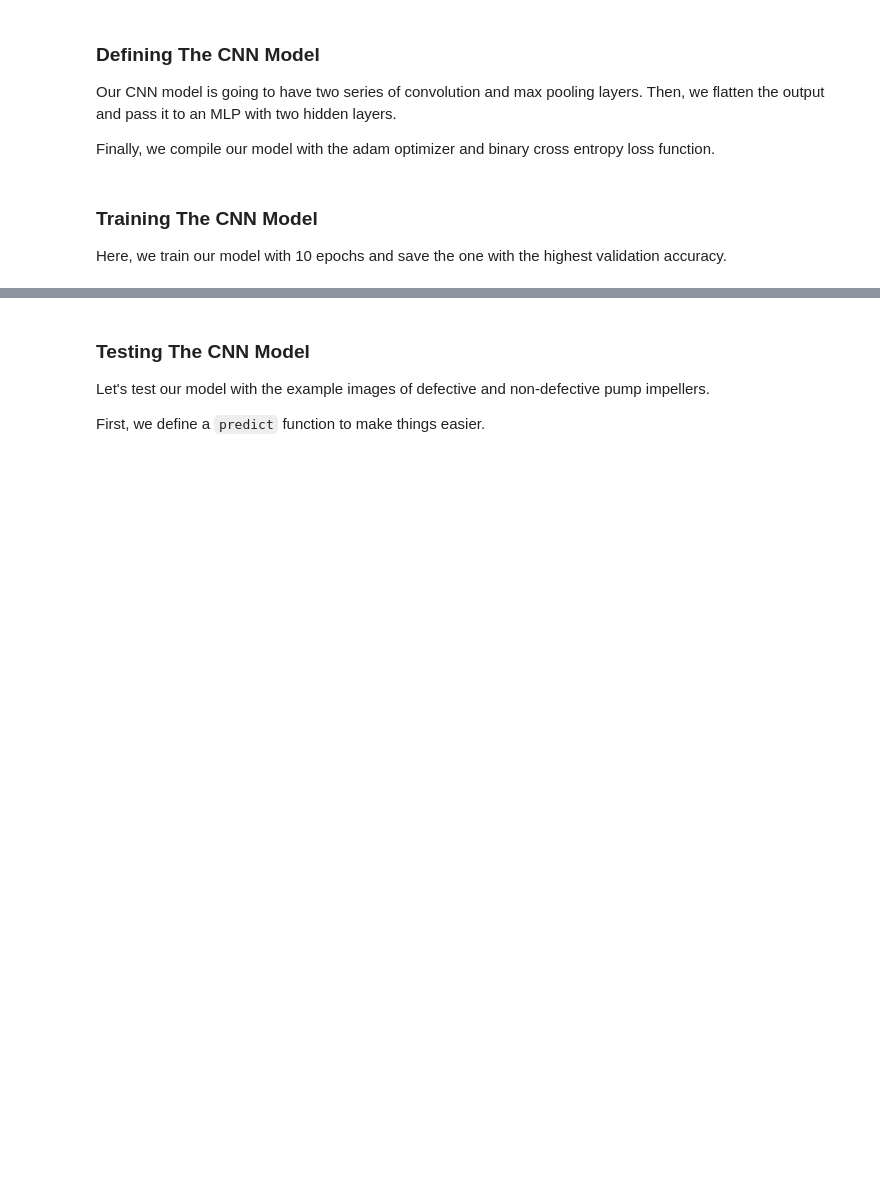
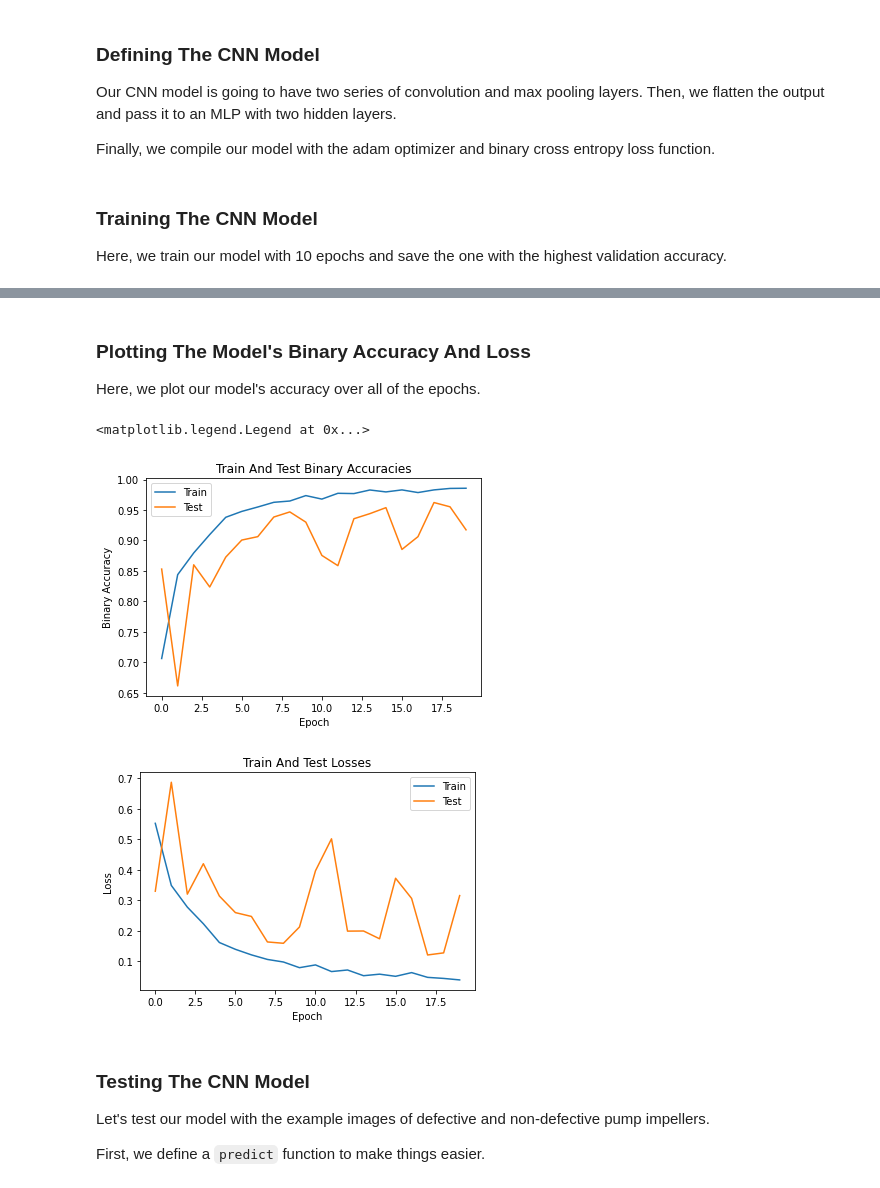
Before and after one commit to Hawmex/aut_ai_project, a Jupyter notebook: quality_control.ipynb, the cells around one changed output, grey strips where cells are left out. Cells and saved outputs as stored; diff of their text form; code cells hidden in the pictures; blank space fills up the shorter version.

Commit message:
added graphs for loss and accuracy

```diff
--- a/quality_control.ipynb
+++ b/quality_control.ipynb
@@ -158,14 +158,14 @@ model.add(tf.keras.layers.Dense(units = 1, activation = 'sigmoid'))
 model.compile(
     optimizer = 'adam',
     loss = 'binary_crossentropy',
-    metrics = ['accuracy'],
+    metrics = ['binary_accuracy'],
 )
 # %% [markdown]
 ### Training The CNN Model
 
 Here, we train our model with 10 epochs and save the one with the highest validation accuracy.
 # %%
-model.fit(train_data, validation_data = test_data, epochs = 10)
+history = model.fit(train_data, validation_data = test_data, epochs = 20)
 
 model.save('classifier_model.h5')
 # %% [output]
@@ -192,3 +189,35 @@ Epoch 10/10
+# %% [markdown]
+### Plotting The Model's Binary Accuracy And Loss
+
+Here, we plot our model's accuracy over all of the epochs.
+# %%
+plt.figure()
+
+plt.title('Train And Test Binary Accuracies')
+
+plt.plot(history.history['binary_accuracy'])
+plt.plot(history.history['val_binary_accuracy'])
+
+plt.xlabel('Epoch')
+plt.ylabel('Binary Accuracy')
+
+plt.legend(['Train', 'Test'], loc = 'upper left')
+
+plt.figure()
+
+plt.title('Train And Test Losses')
+
+plt.plot(history.history['loss'])
+plt.plot(history.history['val_loss'])
+
+plt.xlabel('Epoch')
+plt.ylabel('Loss')
+
+plt.legend(['Train', 'Test'], loc = 'upper right')
+# %% [output]
+<matplotlib.legend.Legend at 0x...>
+[figure, added]
+[figure, added]
 # %% [markdown]
 ### Testing The CNN Model
 
```
Also changed, not shown: parts of 5 cells of this notebook, 1 other file.
